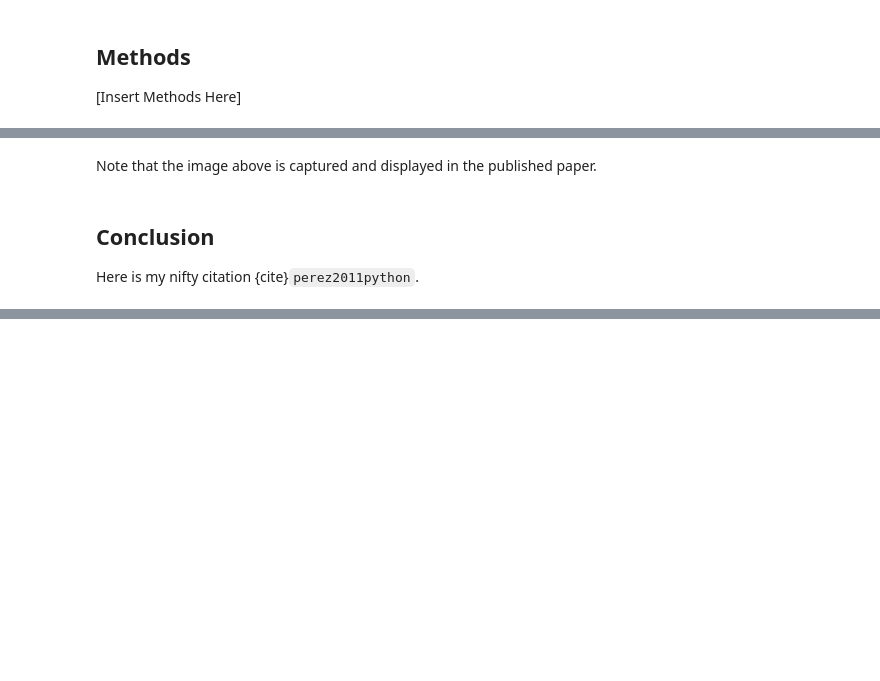
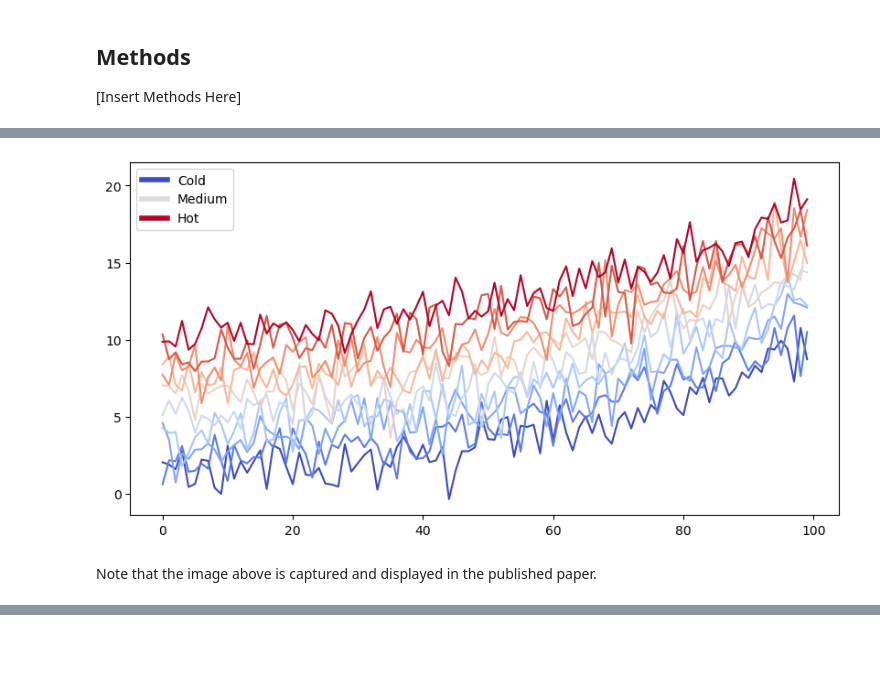
Before and after one commit to UCAR-SEA/SEA-ISS-Template, a Jupyter notebook: notebooks/notebook-template.ipynb, the cells around one changed output, grey strips where cells are left out. Drawn from its saved outputs; the diff is of its cells as text; code cells hidden in the pictures; blank space fills up the shorter version.

```diff
--- a/notebooks/notebook-template.ipynb
+++ b/notebooks/notebook-template.ipynb
@@ -39,25 +73,26 @@ plt.ion()
 # %%
 # Fixing random state for reproducibility
 np.random.seed(19680801)
 
-N = 10
+N = 12  # 12 months
 data = [np.logspace(0, 1, 100) + np.random.randn(100) + ii for ii in range(N)]
 data = np.array(data).T
+monthly_medians = np.median(data, axis=0)
+
+
 cmap = plt.cm.coolwarm
 rcParams['axes.prop_cycle'] = cycler(color=cmap(np.linspace(0, 1, N)))
 
 
 from matplotlib.lines import Line2D
 custom_lines = [Line2D([0], [0], color=cmap(0.), lw=4),
                 Line2D([0], [0], color=cmap(.5), lw=4),
                 Line2D([0], [0], color=cmap(1.), lw=4)]
 
 fig, ax = plt.subplots(figsize=(10, 5))
 lines = ax.plot(data)
 ax.legend(custom_lines, ['Cold', 'Medium', 'Hot']);
+# %% [output]
+[figure, added]
 # %% [markdown]
 Note that the image above is captured and displayed in the published paper.
-# %% [markdown]
-## Conclusion
-
-Here is my nifty citation {cite}`perez2011python`.
```
Also changed, not shown: parts of 10 cells of this notebook, 8 other files.
